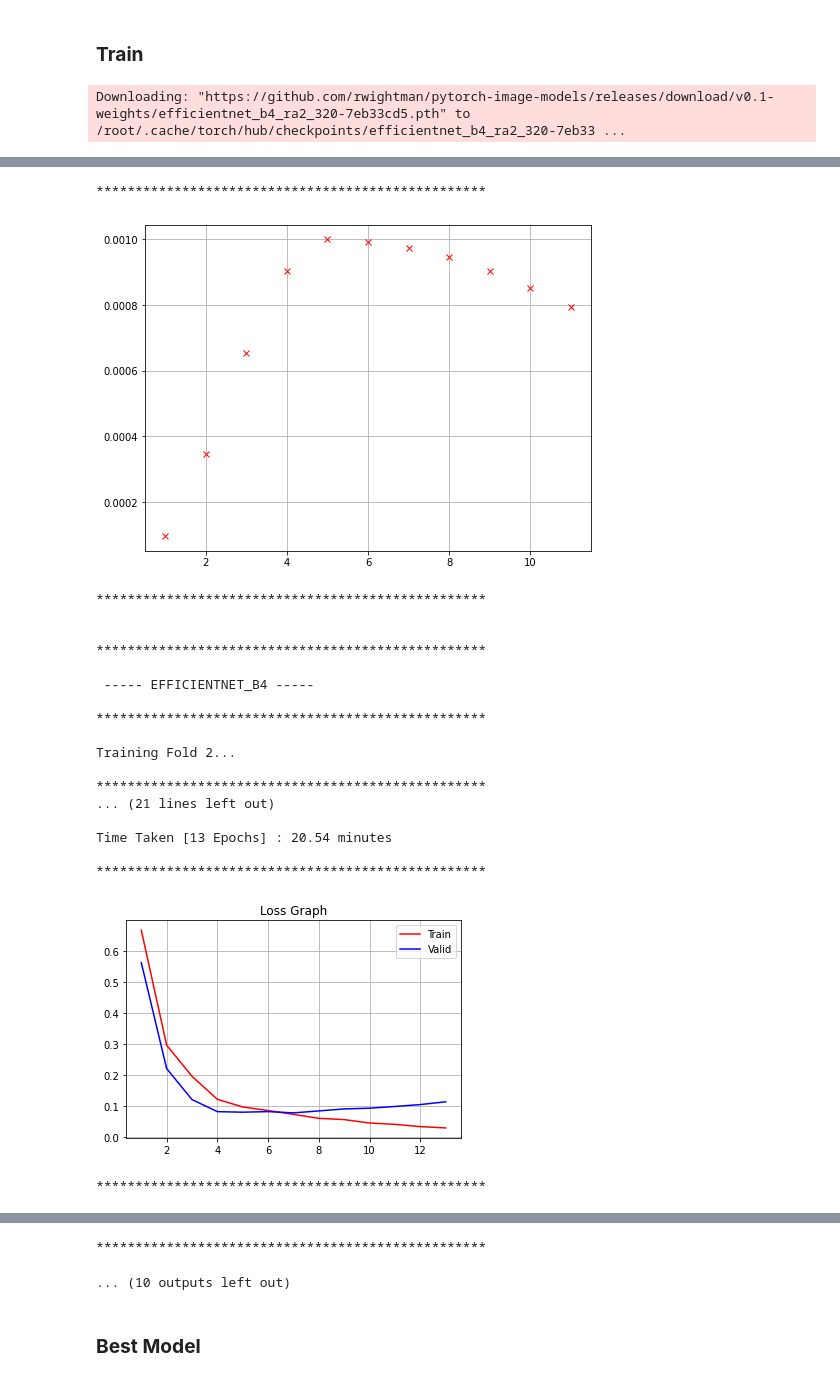
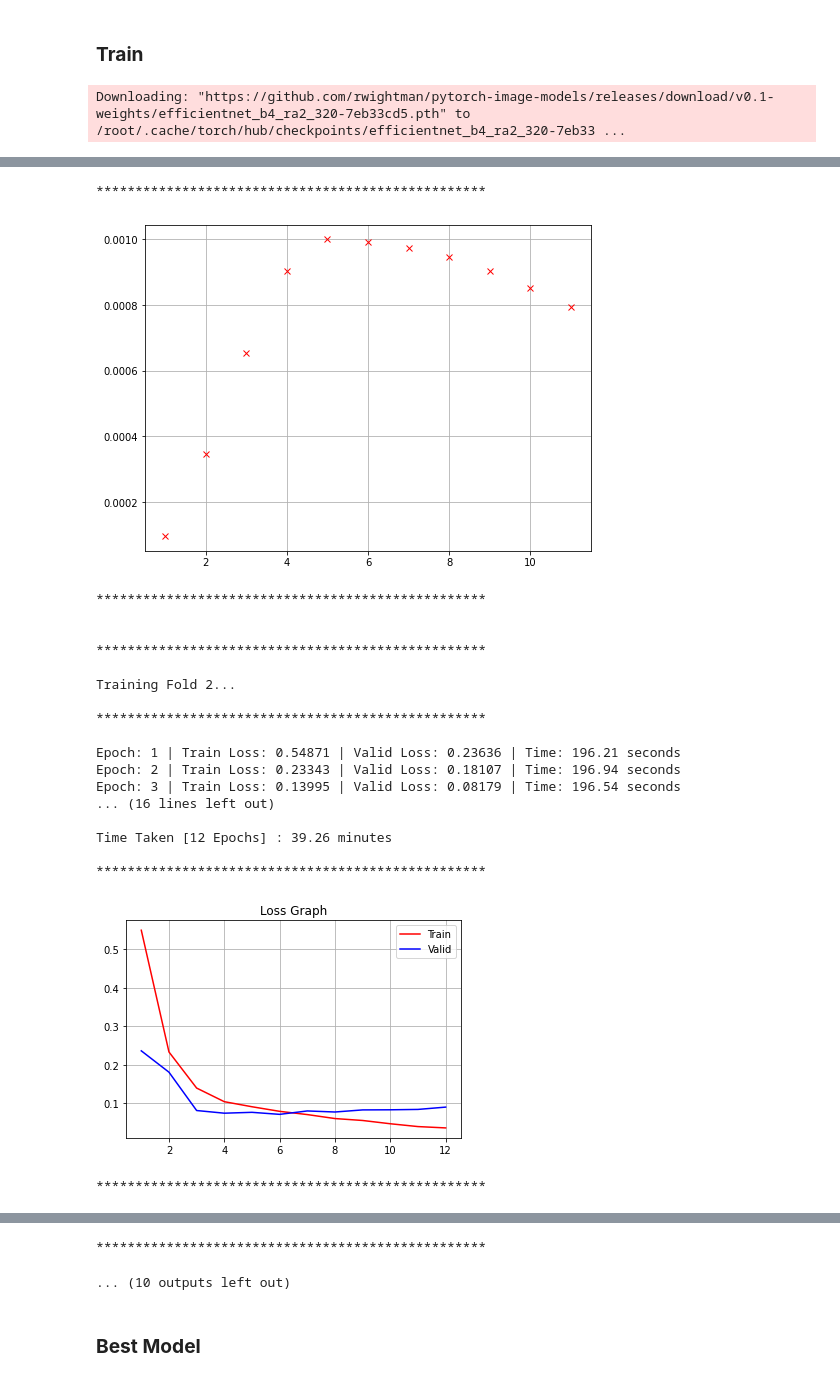
Before and after one commit to pcs-work/Kaggle-Notebooks, a Jupyter notebook: c2022-w67/c2022-w67-en4-a384.ipynb, the cells around one changed output, grey strips where cells are left out. Drawn from its saved outputs; the diff is of its cells as text; code cells hidden in the pictures.

```diff
--- a/c2022-w67/c2022-w67-en4-a384.ipynb
+++ b/c2022-w67/c2022-w67-en4-a384.ipynb
@@ -140,32 +140,11 @@ class DS(Dataset):
 ### **Model**
 # %%
 class Model(nn.Module):
-    def __init__(self, model_name: str="efficientnet_b4"):
+    def __init__(self):
         super(Model, self).__init__()
 
-        if model_name == "resnet50":
-            self.model = models.resnet50(pretrained=True, progress=False)
-            self.model.fc = nn.Linear(in_features=self.model.fc.in_features, out_features=23)
-
-        elif model_name == "densenet169":
-            self.model = models.densenet169(pretrained=True, progress=False)
-            self.model.classifier = nn.Linear(in_features=self.model.classifier.in_features, out_features=23)
-
-        elif model_name == "densenet201":
-            self.model = models.densenet201(pretrained=True, progress=False)
-            self.model.classifier = nn.Linear(in_features=self.model.classifier.in_features, out_features=23)
-
-        elif model_name == "tv_densenet121":
-            self.model = timm.create_model(model_name=model_name, pretrained=True)
-            self.model.classifier = nn.Linear(in_features=self.model.classifier.in_features, out_features=23)
-
-        elif model_name == "efficientnet_b2":
-            self.model = timm.create_model(model_name=model_name, pretrained=True)
-            self.model.classifier = nn.Linear(in_features=self.model.classifier.in_features, out_features=23)
-
-        elif model_name == "efficientnet_b4":
-            self.model = timm.create_model(model_name=model_name, pretrained=True)
-            self.model.classifier = nn.Linear(in_features=self.model.classifier.in_features, out_features=23)
+        self.model = timm.create_model(model_name="efficientnet_b4", pretrained=True)
+        self.model.classifier = nn.Linear(in_features=self.model.classifier.in_features, out_features=23)
 
     def freeze(self):
         for params in self.parameters(): params.requires_grad = False
@@ -176,7 +155,6 @@ class Model(nn.Module):
 ### **Fit and Predict**
 # %%
 def fit(model=None,
-        model_name=None,
         optimizer=None,
         scheduler_rlrop=None,
         scheduler_oclr=None,
@@ -190,8 +168,6 @@ def fit(model=None,
 
     if verbose:
         breaker()
-        print(f" ----- {model_name.upper()} -----")
-        breaker()
         if fold: print(f"Training Fold {fold}...")
         else: print("Training ...")
         breaker()
@@ -201,8 +177,8 @@ def fit(model=None,
     Losses: list = []
     LRs: list = []
 
-    if fold: ble_name = f"{model_name}_ble_state_fold_{fold}.pt"
-    else: ble_name = f"{model_name}_ble_state.pt"
+    if fold: ble_name = f"ble_state_fold_{fold}.pt"
+    else: ble_name = f"ble_state.pt"
 
     start_time = time()
     for e in range(epochs):
@@ -307,7 +283,6 @@ labels = df.iloc[:, 1:].copy().values
 # %%
 fold: int = 1
 BLEs: list = []
-model_name: str = "efficientnet_b4"
 
 for tr_idx, va_idx in KFold(n_splits=cfg.n_splits, random_state=cfg.seed, shuffle=True).split(filenames):
 
@@ -336,14 +311,15 @@ for tr_idx, va_idx in KFold(n_splits=cfg.n_splits, random_state=cfg.seed, shuffl
     }
 
     cfg = CFG(
+        size=SIZE,
         epochs=25,
-        batch_size=64,
+        batch_size=16,
         early_stopping=5,
         steps_per_epoch=len(dataloaders["train"])
     )
 
     torch.manual_seed(cfg.seed)
-    model = Model(model_name=model_name).to(cfg.device)
+    model = Model().to(cfg.device)
 
     optimizer = optim.Adam([p for p in model.parameters() if p.requires_grad], lr=cfg.lr, weight_decay=cfg.wd)
     # optimizer = optim.AdamW([p for p in model.parameters() if p.requires_grad], lr=cfg.lr, weight_decay=cfg.wd)
@@ -371,7 +347,6 @@ for tr_idx, va_idx in KFold(n_splits=cfg.n_splits, random_state=cfg.seed, shuffl
 
     L, LR, BLE, _ = fit(
         model=model,
-        model_name=model_name,
         optimizer=optimizer,
         scheduler_oclr=scheduler_oclr,
         scheduler_rlrop=scheduler_rlrop,
@@ -417,21 +392,21 @@ Time Taken [11 Epochs] : 37.20 minutes
 **************************************************
 [figure]
 **************************************************
 
-
-**************************************************
-
- ----- EFFICIENTNET_B4 -----
 
 **************************************************
 
 Training Fold 2...
 
 **************************************************
-... (21 lines left out)
 
-Time Taken [13 Epochs] : 20.54 minutes
+Epoch: 1 | Train Loss: 0.54871 | Valid Loss: 0.23636 | Time: 196.21 seconds
+Epoch: 2 | Train Loss: 0.23343 | Valid Loss: 0.18107 | Time: 196.94 seconds
+Epoch: 3 | Train Loss: 0.13995 | Valid Loss: 0.08179 | Time: 196.54 seconds
+... (16 lines left out)
+
+Time Taken [12 Epochs] : 39.26 minutes
 
 **************************************************
-[figure, old version]
+[figure, new version]
 **************************************************
```
Also changed, not shown: parts of 2 cells of this notebook.
